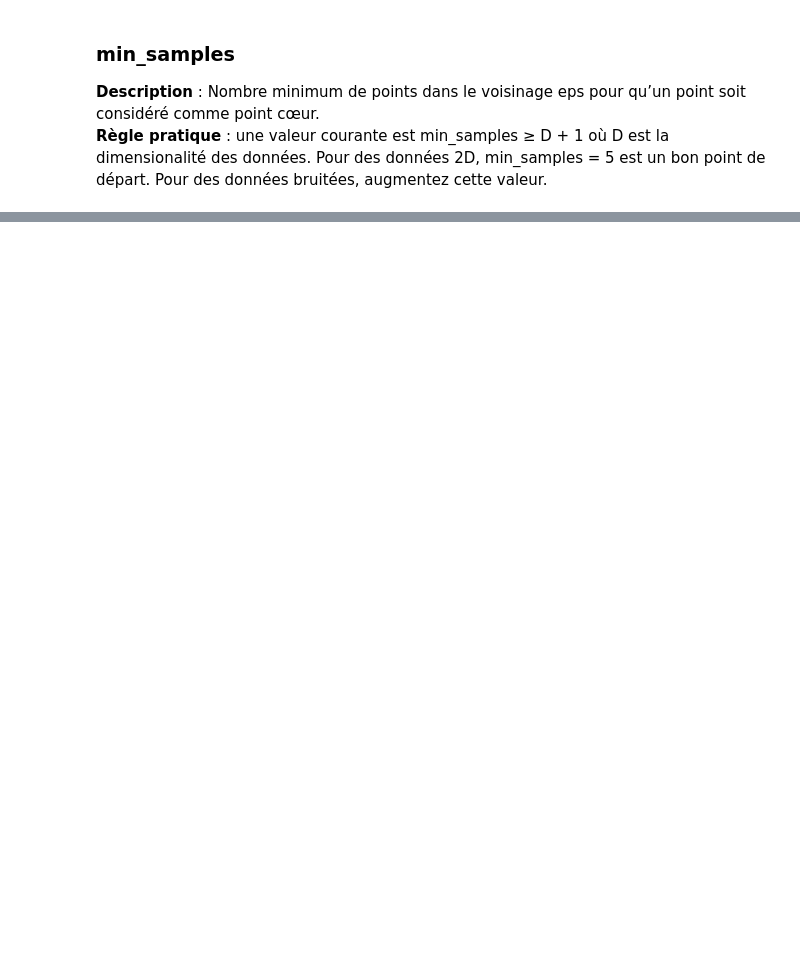
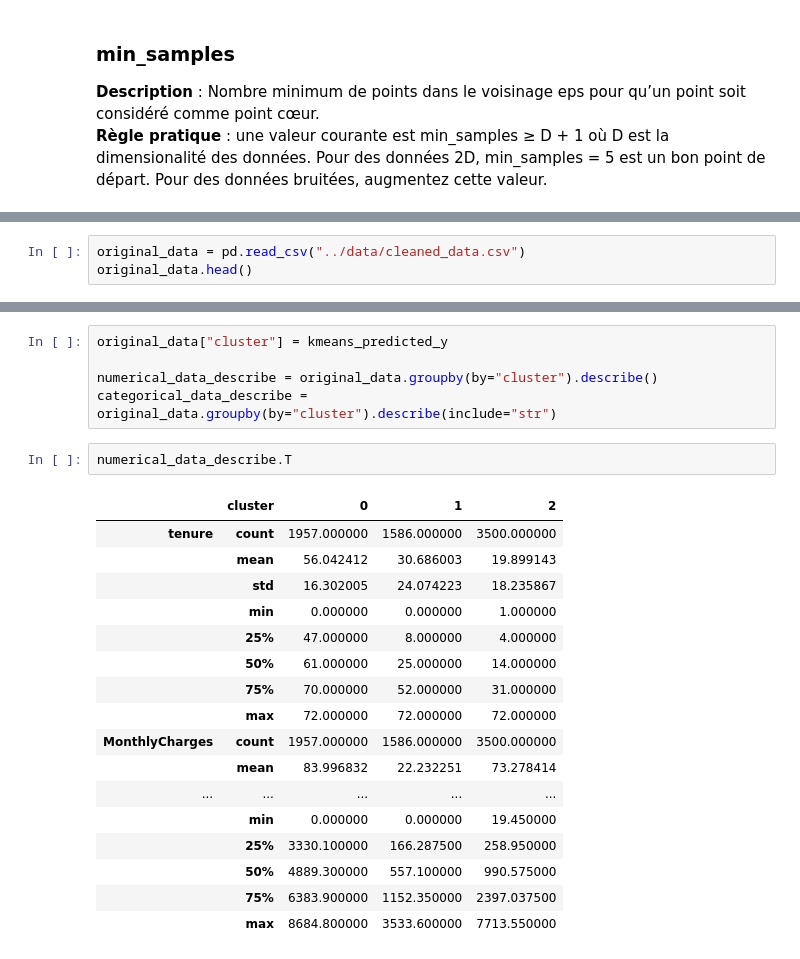
Before and after one commit to kuroi-hime/Customer-Churn-Analysis-Segmentation-Prediction, a Jupyter notebook: notebooks/02_Clustering.ipynb, the cells around one changed output, grey strips where cells are left out. Drawn from its saved outputs; the diff is of its cells as text; blank space fills up the shorter version.

```diff
--- a/notebooks/02_Clustering.ipynb
+++ b/notebooks/02_Clustering.ipynb
@@ -156,0 +242,3 @@ le moins nombre d'outliers est repéré à la ligne 55 où on a 3 clusters avec
+# %%
+original_data = pd.read_csv("../data/cleaned_data.csv")
+original_data.head()
@@ -156,0 +252,25 @@ le moins nombre d'outliers est repéré à la ligne 55 où on a 3 clusters avec
+# %%
+original_data["cluster"] = kmeans_predicted_y
+
+numerical_data_describe = original_data.groupby(by="cluster").describe()
+categorical_data_describe = original_data.groupby(by="cluster").describe(include="str")
+# %%
+numerical_data_describe.T
+# %% [output]
+|  | cluster | 0 | 1 | 2 |
+| tenure | count | 1957.000000 | 1586.000000 | 3500.000000 |
+|  | mean | 56.042412 | 30.686003 | 19.899143 |
+|  | std | 16.302005 | 24.074223 | 18.235867 |
+|  | min | 0.000000 | 0.000000 | 1.000000 |
+|  | 25% | 47.000000 | 8.000000 | 4.000000 |
+|  | 50% | 61.000000 | 25.000000 | 14.000000 |
+|  | 75% | 70.000000 | 52.000000 | 31.000000 |
+|  | max | 72.000000 | 72.000000 | 72.000000 |
+| MonthlyCharges | count | 1957.000000 | 1586.000000 | 3500.000000 |
+|  | mean | 83.996832 | 22.232251 | 73.278414 |
+| ... | ... | ... | ... | ... |
+|  | min | 0.000000 | 0.000000 | 19.450000 |
+|  | 25% | 3330.100000 | 166.287500 | 258.950000 |
+|  | 50% | 4889.300000 | 557.100000 | 990.575000 |
+|  | 75% | 6383.900000 | 1152.350000 | 2397.037500 |
+|  | max | 8684.800000 | 3533.600000 | 7713.550000 |
```
Also changed, not shown: parts of 19 cells of this notebook.
